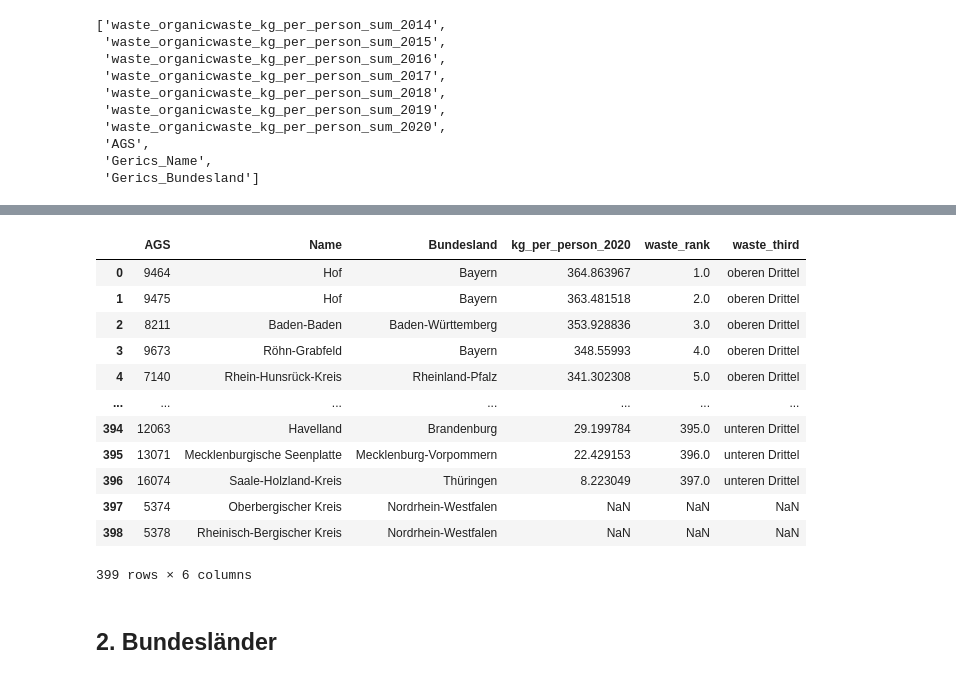
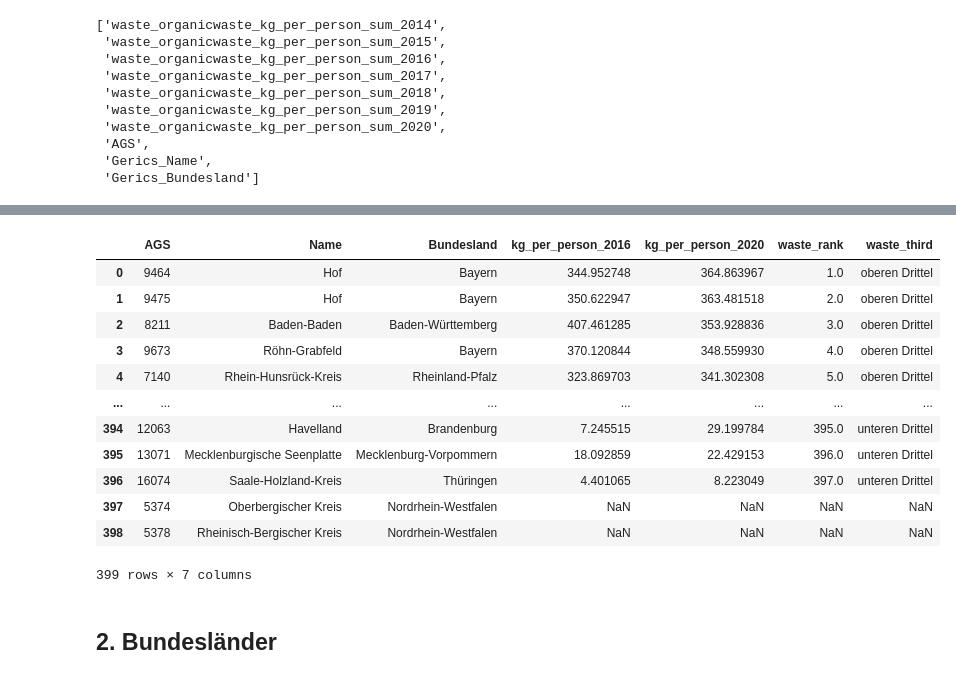
Before and after one commit to uclab-potsdam/klimataz, a Jupyter notebook: data/waste/final_ranking_waste.ipynb, the cells around one changed output, grey strips where cells are left out. Drawn from its saved outputs; the diff is of its cells as text; code cells hidden in the pictures.

```diff
--- a/data/waste/final_ranking_waste.ipynb
+++ b/data/waste/final_ranking_waste.ipynb
@@ -138,8 +129,7 @@ column_list
  'Gerics_Name',
  'Gerics_Bundesland']
 # %%
-war_organic = war_filter[column_list].copy()
-war_organic = war_organic[['AGS','Gerics_Name','Gerics_Bundesland', 'waste_organicwaste_kg_per_person_sum_2020']]
+war_organic = war_filter[['AGS','Gerics_Name','Gerics_Bundesland','waste_organicwaste_kg_per_person_sum_2016','waste_organicwaste_kg_per_person_sum_2020']].copy()
 war_organic.sort_values('waste_organicwaste_kg_per_person_sum_2020',ascending=False,inplace=True)
 war_organic.reset_index(drop=True,inplace=True)
 war_organic
@@ -178,21 +168,21 @@ war_organic
 # %%
-war_final = war_organic[['AGS','Gerics_Name','Gerics_Bundesland','waste_organicwaste_kg_per_person_sum_2020','rank','third']].copy()
-war_final.columns=['AGS','Name','Bundesland','kg_per_person_2020','waste_rank','waste_third']
+war_final = war_organic[['AGS','Gerics_Name','Gerics_Bundesland','waste_organicwaste_kg_per_person_sum_2016','waste_organicwaste_kg_per_person_sum_2020','rank','third']].copy()
+war_final.columns=['AGS','Name','Bundesland','kg_per_person_2016','kg_per_person_2020','waste_rank','waste_third']
 war_final
 # %% [output]
-|  | AGS | Name | Bundesland | kg_per_person_2020 | waste_rank | waste_third |
-| 0 | 9464 | Hof | Bayern | 364.863967 | 1.0 | oberen Drittel |
-| 1 | 9475 | Hof | Bayern | 363.481518 | 2.0 | oberen Drittel |
-| 2 | 8211 | Baden-Baden | Baden-Württemberg | 353.928836 | 3.0 | oberen Drittel |
-| 3 | 9673 | Röhn-Grabfeld | Bayern | 348.55993 | 4.0 | oberen Drittel |
-| 4 | 7140 | Rhein-Hunsrück-Kreis | Rheinland-Pfalz | 341.302308 | 5.0 | oberen Drittel |
-| ... | ... | ... | ... | ... | ... | ... |
-| 394 | 12063 | Havelland | Brandenburg | 29.199784 | 395.0 | unteren Drittel |
-| 395 | 13071 | Mecklenburgische Seenplatte | Mecklenburg-Vorpommern | 22.429153 | 396.0 | unteren Drittel |
-| 396 | 16074 | Saale-Holzland-Kreis | Thüringen | 8.223049 | 397.0 | unteren Drittel |
-| 397 | 5374 | Oberbergischer Kreis | Nordrhein-Westfalen | NaN | NaN | NaN |
-| 398 | 5378 | Rheinisch-Bergischer Kreis | Nordrhein-Westfalen | NaN | NaN | NaN |
+|  | AGS | Name | Bundesland | kg_per_person_2016 | kg_per_person_2020 | waste_rank | waste_third |
+| 0 | 9464 | Hof | Bayern | 344.952748 | 364.863967 | 1.0 | oberen Drittel |
+| 1 | 9475 | Hof | Bayern | 350.622947 | 363.481518 | 2.0 | oberen Drittel |
+| 2 | 8211 | Baden-Baden | Baden-Württemberg | 407.461285 | 353.928836 | 3.0 | oberen Drittel |
+| 3 | 9673 | Röhn-Grabfeld | Bayern | 370.120844 | 348.559930 | 4.0 | oberen Drittel |
+| 4 | 7140 | Rhein-Hunsrück-Kreis | Rheinland-Pfalz | 323.869703 | 341.302308 | 5.0 | oberen Drittel |
+| ... | ... | ... | ... | ... | ... | ... | ... |
+| 394 | 12063 | Havelland | Brandenburg | 7.245515 | 29.199784 | 395.0 | unteren Drittel |
+| 395 | 13071 | Mecklenburgische Seenplatte | Mecklenburg-Vorpommern | 18.092859 | 22.429153 | 396.0 | unteren Drittel |
+| 396 | 16074 | Saale-Holzland-Kreis | Thüringen | 4.401065 | 8.223049 | 397.0 | unteren Drittel |
+| 397 | 5374 | Oberbergischer Kreis | Nordrhein-Westfalen | NaN | NaN | NaN | NaN |
+| 398 | 5378 | Rheinisch-Bergischer Kreis | Nordrhein-Westfalen | NaN | NaN | NaN | NaN |
-399 rows × 6 columns
+399 rows × 7 columns
 # %% [markdown]
 ## 2. Bundesländer
 # %%
```
Also changed, not shown: parts of 14 cells of this notebook, 1 other file.
